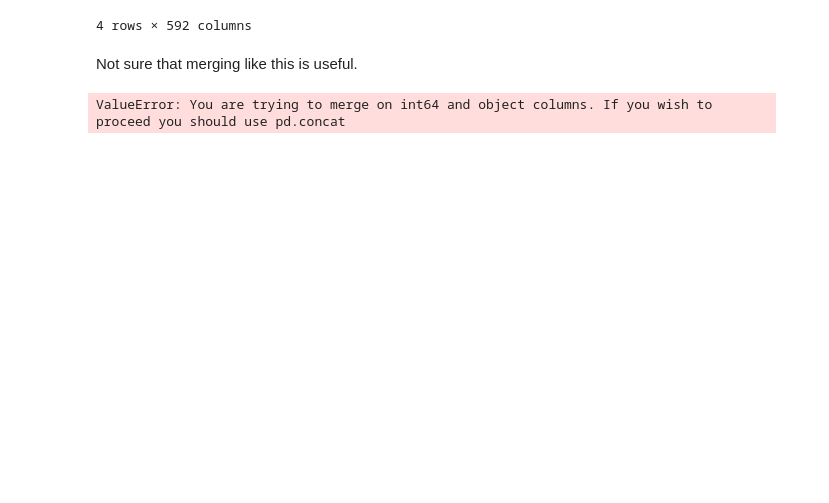
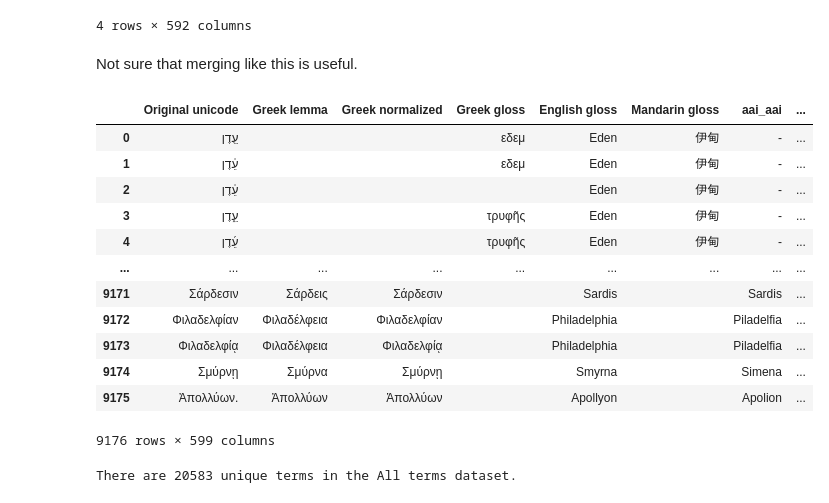
Before and after one commit to davidbaines/trabina, a Jupyter notebook: match_biblical_names.ipynb, the cells around one changed output. Cells and saved outputs as stored; diff of their text form; code cells hidden in the pictures; blank space fills up the shorter version.

```diff
--- a/match_biblical_names.ipynb
+++ b/match_biblical_names.ipynb
@@ -158,9 +175,21 @@ Not sure that merging like this is useful.
 # %%
 #Concatenate the two dataframes joining on exact matches of
 # 'English gloss' and jhu_eng columns. Retain both.
 
-merged_df = pd.merge(jhu_df, simple_df, how='inner', left_index=True,right_on='English gloss', indicator=True)
+merged_df = pd.merge(simple_df, jhu_df, how='inner', left_on='English gloss' ,right_on='eng', indicator=True)
 merged_df.rename(columns={"_merge": "matched_on_eng"},inplace=True)
 merged_df
 # %% [output]
+|  | Original unicode | Greek lemma | Greek normalized | Greek gloss | English gloss | Mandarin gloss | aai_aai | ... |
+| 0 | עֵ֖דֶן |  |  | εδεμ | Eden | 伊甸 | - | ... |
+| 1 | עֵ֔דֶן |  |  | εδεμ | Eden | 伊甸 | - | ... |
+| 2 | עֵ֔דֶן |  |  |  | Eden | 伊甸 | - | ... |
+| 3 | עֵ֑דֶן |  |  | τρυφῆς | Eden | 伊甸 | - | ... |
+| 4 | עֵ֜דֶן |  |  | τρυφῆς | Eden | 伊甸 | - | ... |
+| ... | ... | ... | ... | ... | ... | ... | ... | ... |
+| 9171 | Σάρδεσιν | Σάρδεις | Σάρδεσιν |  | Sardis |  | Sardis | ... |
+| 9172 | Φιλαδελφίαν | Φιλαδέλφεια | Φιλαδελφίαν |  | Philadelphia |  | Piladelfia | ... |
+| 9173 | Φιλαδελφίᾳ | Φιλαδέλφεια | Φιλαδελφίᾳ |  | Philadelphia |  | Piladelfia | ... |
+| 9174 | Σμύρνῃ | Σμύρνα | Σμύρνῃ |  | Smyrna |  | Simena | ... |
+| 9175 | Ἀπολλύων. | Ἀπολλύων | Ἀπολλύων |  | Apollyon |  | Apolion | ... |
-ValueError: You are trying to merge on int64 and object columns. If you wish to proceed you should use pd.concat
+9176 rows × 599 columns
@@ -170,7 +196,10 @@ jhu_df.index
 # %%
 # Read in the All terms data from silnlp
-sil_assets_path = Path('D:/GitHub/silnlp/silnlp/assets')
+sil_assets_path = Path('D:/GitHub/davidbaines/trabina/silnlp/assets')
 all_terms_file = sil_assets_path / 'All-metadata.txt'
 
 all_terms = pd.read_table(all_terms_file,header=None, usecols=[0]).squeeze("columns")
 all_terms.rename('terms')
+print(f"There are {len(all_terms.unique())} unique terms in the All terms dataset.")
+# %% [output]
+There are 20583 unique terms in the All terms dataset.
```
Also changed, not shown: parts of 26 cells of this notebook.
